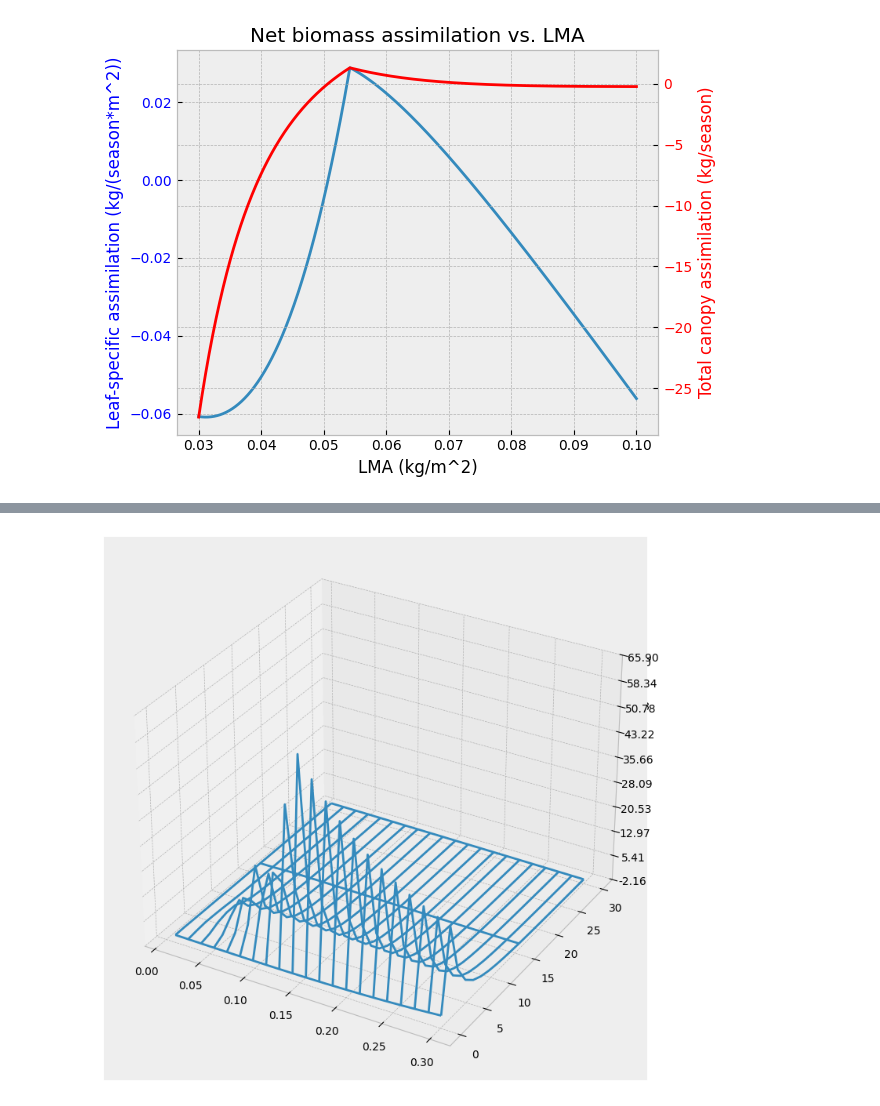
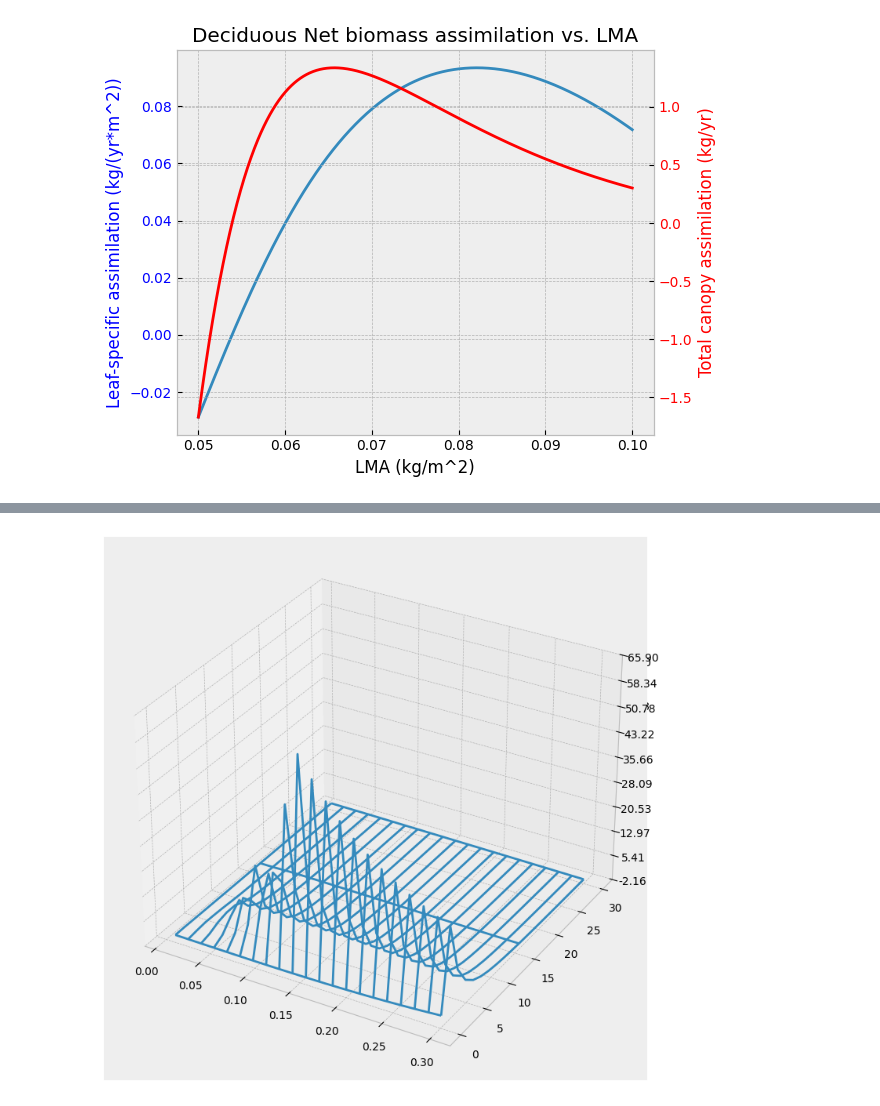
Before and after one commit to MustriM95/ScaledOptim, a Jupyter notebook: Simulations.ipynb, the cells around one changed output, grey strips where cells are left out. Cells and saved outputs as stored; diff of their text form; code cells hidden in the pictures.

```diff
--- a/Simulations.ipynb
+++ b/Simulations.ipynb
@@ -14,27 +14,27 @@ from scaledOptim_coreFunc import *
 plt.style.use('bmh')
 # %%
 #G_de_vect = np.vectorize(G_de)
-h_var = 12
-x = np.linspace(0.03, 0.1, 1000)
-y =  [G_de(LMA=i, h=h_var, x_can=20, a_l=0.001, p_inc=0.02, T_A=25, uw=4, RH=55, lat=30, alt=10, R_dir=80, R_dif=40, R_PAR_dir=60, R_PAR_dif=30, gsday_s=90, gsday_e=270)[0] for i in x]
-z =  [G_de(LMA=i, h=h_var, x_can=20, a_l=0.001, p_inc=0.02, T_A=25, uw=4, RH=55, lat=30, alt=10, R_dir=80, R_dif=40, R_PAR_dir=60, R_PAR_dif=30, gsday_s=90, gsday_e=270)[1] for i in x]
+h_var = 10
+x = np.linspace(0.05, 0.1, 1000)
+y =  [G_de(LMA=i, h=h_var, x_can=0.4, a_l=0.001, p_inc=3, T_A=25, uw=4, RH=25, lat=30, alt=100, R_dir=100, R_dif=200, R_PAR_dir=80, R_PAR_dif=50, gsday_s=120, gsday_e=320)[0] for i in x]
+z =  [G_de(LMA=i, h=h_var, x_can=0.4, a_l=0.001, p_inc=3, T_A=25, uw=4, RH=25, lat=30, alt=100, R_dir=100, R_dif=200, R_PAR_dir=80, R_PAR_dif=50, gsday_s=120, gsday_e=320)[1] for i in x]
 
 fig, ax1 =plt.subplots()
 ax1.plot = plt.plot(x, y)
 ax1.set_xlabel('LMA (kg/m^2)')
-ax1.set_ylabel('Leaf-specific assimilation (kg/(season*m^2))', color='blue')
+ax1.set_ylabel('Leaf-specific assimilation (kg/(yr*m^2))', color='blue')
 ax1.tick_params(axis='y', labelcolor='blue')
 
 ax2 = ax1.twinx()
-ax2.set_ylabel('Total canopy assimilation (kg/season)', color='red')
+ax2.set_ylabel('Total canopy assimilation (kg/yr)', color='red')
 ax2.plot = plt.plot(x, z, color='red')
 ax2.tick_params(axis='y', labelcolor='red')
 
 
-plt.title('Net biomass assimilation vs. LMA')
+plt.title('Deciduous Net biomass assimilation vs. LMA')
 
-plt.savefig('leaf_v_tree_300dpi.png', dpi=300, bbox_inches='tight')
+plt.savefig('leaf_v_tree_de_300dpi.png', dpi=300, bbox_inches='tight')
 fig.tight_layout()  # otherwise the right y-label is slightly clipped
 plt.show()
 # %% [output]
-[figure, old version]
+[figure, new version]
```
Also changed, not shown: parts of 19 cells of this notebook, 1 other file.
